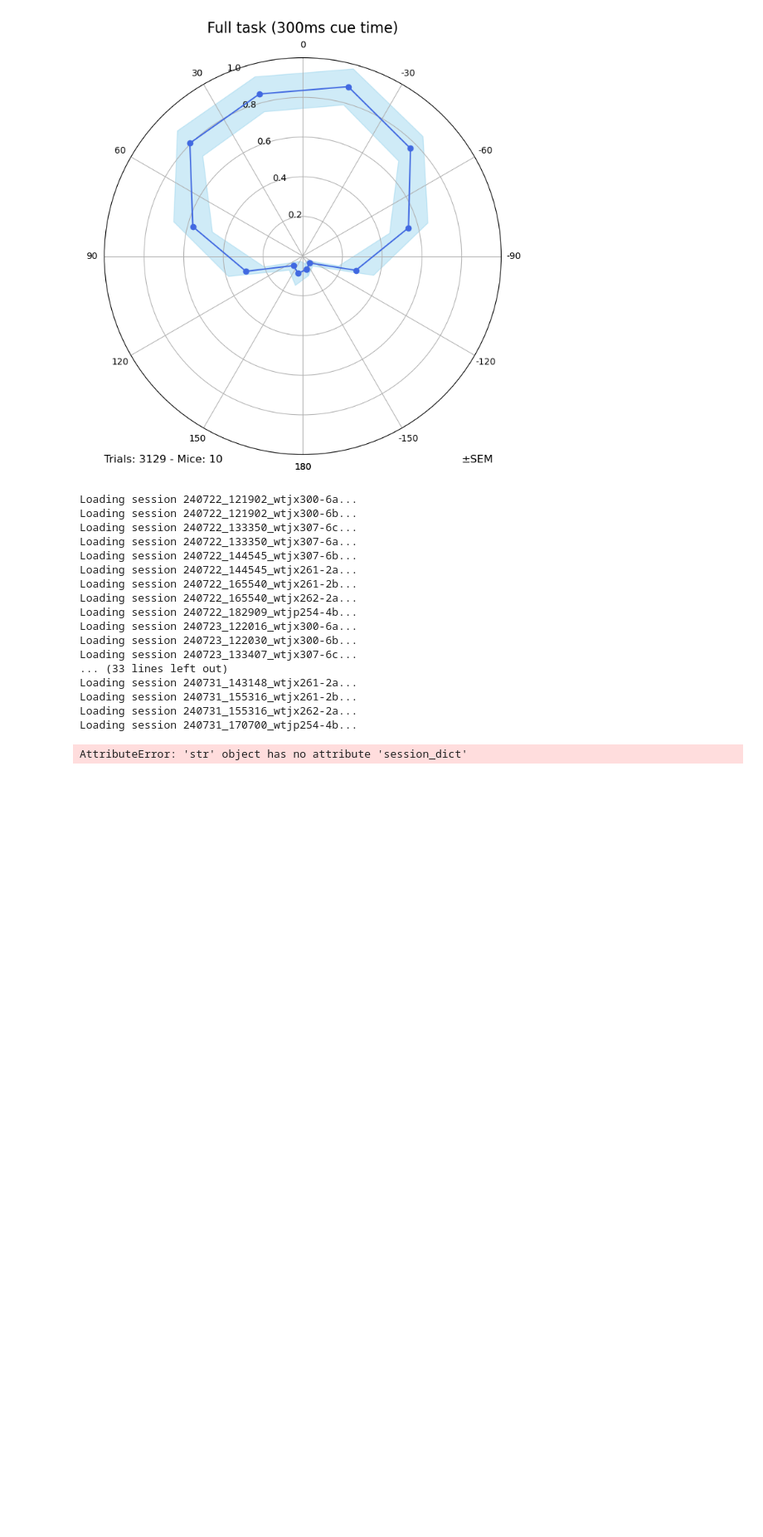
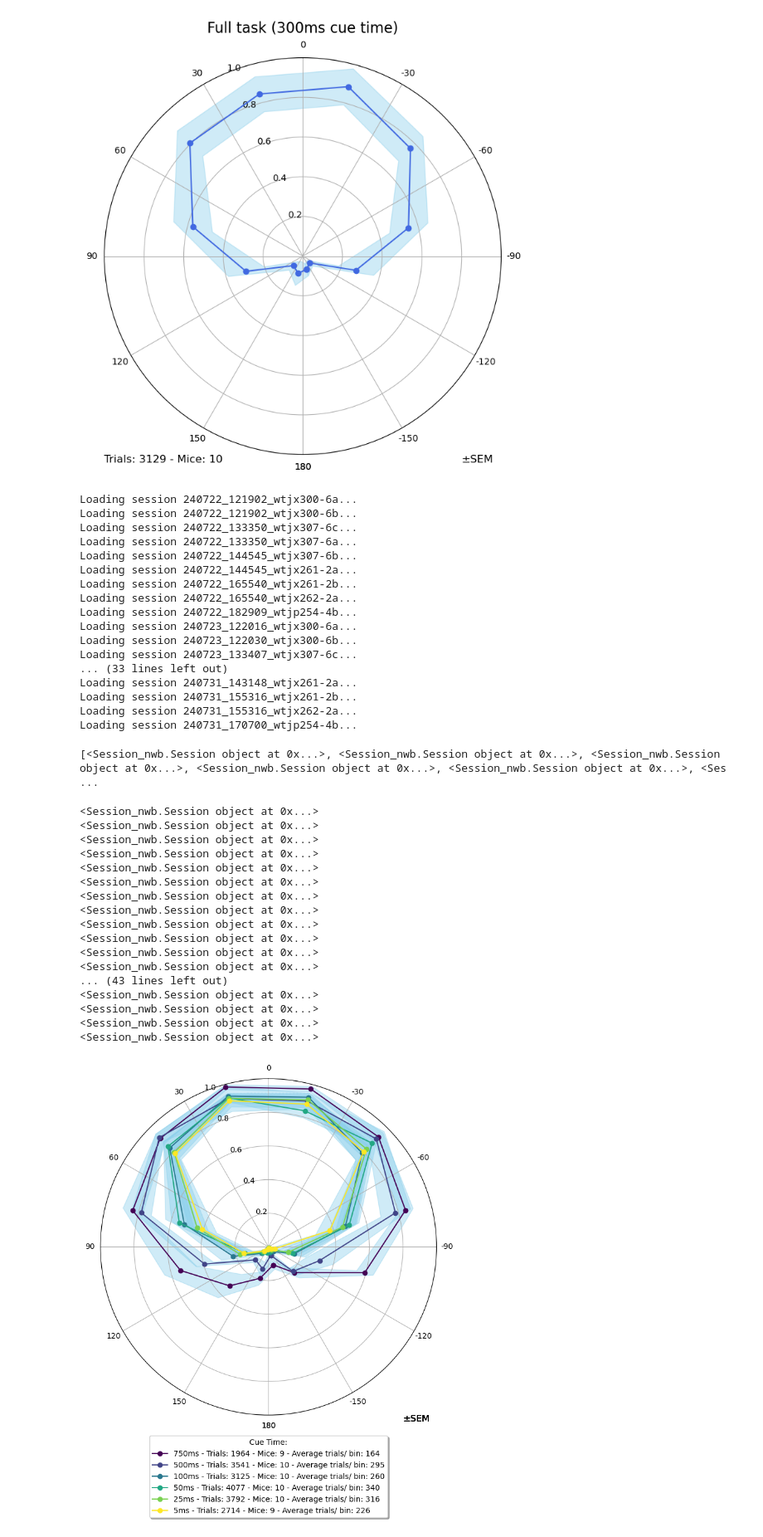
Before and after one commit to stef1029/hex_behav_analysis, a Jupyter notebook: PP_analysis_notebook_July_cohort.ipynb, the cells around one changed output. Shown at 83% size. Saved outputs shown, nothing was run; the diff lists cells and outputs as text; code cells hidden in the pictures; blank space fills up the shorter version.

```diff
--- a/PP_analysis_notebook_July_cohort.ipynb
+++ b/PP_analysis_notebook_July_cohort.ipynb
@@ -175,20 +184,41 @@ Loading session 240731_143148_wtjx261-2a...
 Loading session 240731_155316_wtjx261-2b...
 Loading session 240731_155316_wtjx262-2a...
 Loading session 240731_170700_wtjp254-4b...
+# %%
+print(day_2_100ms_sessions)
+# %% [output]
+[<Session_nwb.Session object at 0x...>, <Session_nwb.Session object at 0x...>, <Session_nwb.Session object at 0x...>, <Session_nwb.Session object at 0x...>, <Session_nwb.Session object at 0x...>, <Ses ...
 # %%
 import PP_plot_cue_time_experiment
 # %%
-sessions = [cue_group_750ms_sessions, cue_group_500ms_sessions, day_2_100ms, cue_group_50ms_sessions, cue_group_25ms_sessions, cue_group_5ms_sessions]
+sessions = [cue_group_750ms_sessions, cue_group_500ms_sessions, day_2_100ms_sessions, cue_group_50ms_sessions, cue_group_25ms_sessions, cue_group_5ms_sessions]
 cue_times = ['750ms', '500ms', '100ms', '50ms', '25ms', '5ms']
 
 importlib.reload(PP_plot_cue_time_experiment)
 
 PP_plot_cue_time_experiment.plot_performance_by_angle(sessions,
                                                       cue_times,
                                                       title = '',
                                                       bin_mode = 'manual',
                                                       trials_per_bin=100,
                                                       plot_mode='radial',
                                                       error_bars='SEM')
 # %% [output]
-AttributeError: 'str' object has no attribute 'session_dict'
+<Session_nwb.Session object at 0x...>
+<Session_nwb.Session object at 0x...>
+<Session_nwb.Session object at 0x...>
+<Session_nwb.Session object at 0x...>
+<Session_nwb.Session object at 0x...>
+<Session_nwb.Session object at 0x...>
+<Session_nwb.Session object at 0x...>
+<Session_nwb.Session object at 0x...>
+<Session_nwb.Session object at 0x...>
+<Session_nwb.Session object at 0x...>
+<Session_nwb.Session object at 0x...>
+<Session_nwb.Session object at 0x...>
+... (43 lines left out)
+<Session_nwb.Session object at 0x...>
+<Session_nwb.Session object at 0x...>
+<Session_nwb.Session object at 0x...>
+<Session_nwb.Session object at 0x...>
+[figure, added]
```
Also changed, not shown: parts of 3 cells of this notebook, 1 other file.
